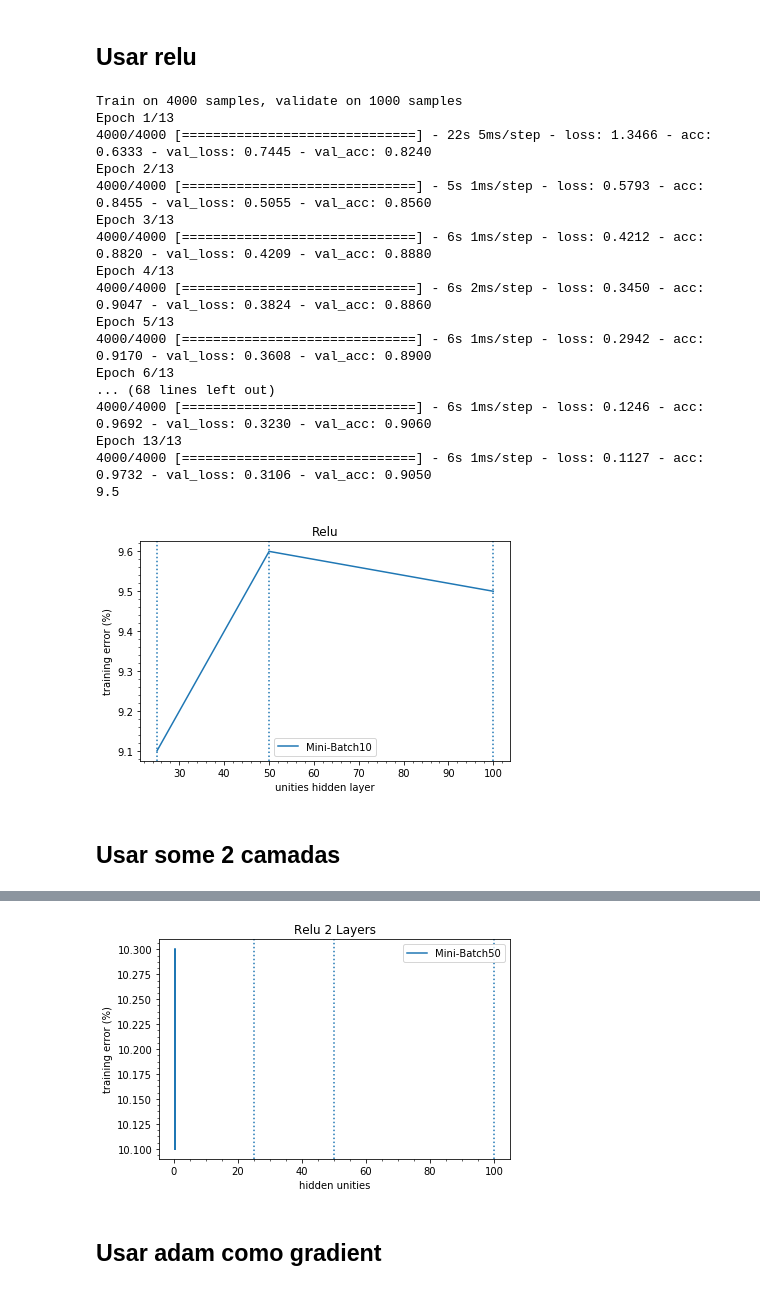
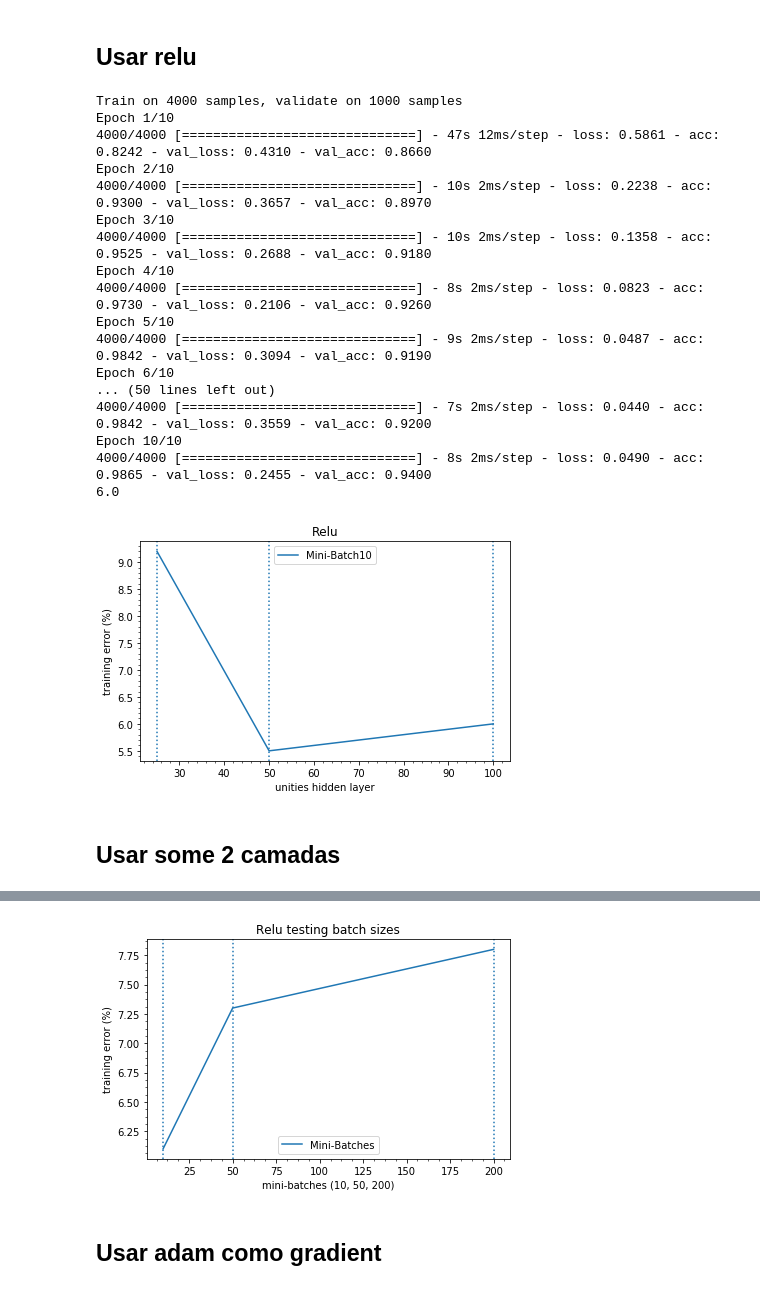
Before and after one commit to gesteves91/tp-ml, a Jupyter notebook: Neural-Network.ipynb, the cells around one changed output, grey strips where cells are left out. Saved outputs shown, nothing was run; the diff lists cells and outputs as text; code cells hidden in the pictures.

Commit message:
Update graphs

```diff
--- a/Neural-Network.ipynb
+++ b/Neural-Network.ipynb
@@ -618,7 +618,7 @@ plt.show()
 ## <span style="color:blue"> Setar para somente uma única época comparando com learning rate </span>
 # %%
 lr = [0.5, 1, 10]
-un = [100, 100, 100]
+un = [25, 25, 25]
 outputs = []
 
 for i, u in zip(lr, un):
@@ -847,7 +847,7 @@ def baseline_model_relu(unity, learning_rate):
     # Set the gradient
     sgd = optimizers.SGD(lr=0.01)
     # Compile model
-    model.compile(loss='categorical_crossentropy', optimizer=sgd, metrics=['accuracy'])
+    model.compile(loss='categorical_crossentropy', optimizer='adam', metrics=['accuracy'])
     return model
 
 lr = [0.5, 0.5, 0.5]
@@ -856,7 +856,7 @@ outputs = []
 
 for i, u in zip(lr, un):
     model = baseline_model_relu(u, i)
-    model.fit(X_train, y_train, validation_data=(X_test, y_test), epochs=13, batch_size=10, verbose=1)
+    model.fit(X_train, y_train, validation_data=(X_test, y_test), epochs=10, batch_size=10, verbose=1)
     scores = model.evaluate(X_test, y_test, verbose=0)
     print(100-scores[1]*100)
     outputs.append(100-scores[1]*100)
@@ -875,23 +875,23 @@ plt.savefig('img/relu.png', bbox_inches='tight', dpi = 100)
 plt.show()
 # %% [output]
 Train on 4000 samples, validate on 1000 samples
-Epoch 1/13
-4000/4000 [==============================] - 22s 5ms/step - loss: 1.3466 - acc: 0.6333 - val_loss: 0.7445 - val_acc: 0.8240
-Epoch 2/13
-4000/4000 [==============================] - 5s 1ms/step - loss: 0.5793 - acc: 0.8455 - val_loss: 0.5055 - val_acc: 0.8560
-Epoch 3/13
-4000/4000 [==============================] - 6s 1ms/step - loss: 0.4212 - acc: 0.8820 - val_loss: 0.4209 - val_acc: 0.8880
-Epoch 4/13
-4000/4000 [==============================] - 6s 2ms/step - loss: 0.3450 - acc: 0.9047 - val_loss: 0.3824 - val_acc: 0.8860
-Epoch 5/13
-4000/4000 [==============================] - 6s 1ms/step - loss: 0.2942 - acc: 0.9170 - val_loss: 0.3608 - val_acc: 0.8900
-Epoch 6/13
-... (68 lines left out)
-4000/4000 [==============================] - 6s 1ms/step - loss: 0.1246 - acc: 0.9692 - val_loss: 0.3230 - val_acc: 0.9060
-Epoch 13/13
-4000/4000 [==============================] - 6s 1ms/step - loss: 0.1127 - acc: 0.9732 - val_loss: 0.3106 - val_acc: 0.9050
-9.5
+Epoch 1/10
+4000/4000 [==============================] - 47s 12ms/step - loss: 0.5861 - acc: 0.8242 - val_loss: 0.4310 - val_acc: 0.8660
+Epoch 2/10
+4000/4000 [==============================] - 10s 2ms/step - loss: 0.2238 - acc: 0.9300 - val_loss: 0.3657 - val_acc: 0.8970
+Epoch 3/10
+4000/4000 [==============================] - 10s 2ms/step - loss: 0.1358 - acc: 0.9525 - val_loss: 0.2688 - val_acc: 0.9180
+Epoch 4/10
+4000/4000 [==============================] - 8s 2ms/step - loss: 0.0823 - acc: 0.9730 - val_loss: 0.2106 - val_acc: 0.9260
+Epoch 5/10
+4000/4000 [==============================] - 9s 2ms/step - loss: 0.0487 - acc: 0.9842 - val_loss: 0.3094 - val_acc: 0.9190
+Epoch 6/10
+... (50 lines left out)
+4000/4000 [==============================] - 7s 2ms/step - loss: 0.0440 - acc: 0.9842 - val_loss: 0.3559 - val_acc: 0.9200
+Epoch 10/10
+4000/4000 [==============================] - 8s 2ms/step - loss: 0.0490 - acc: 0.9865 - val_loss: 0.2455 - val_acc: 0.9400
+6.0
-[figure, old version]
+[figure, new version]
 # %% [markdown]
 ## Usar some 2 camadas
 # %%
@@ -903,28 +903,27 @@ def baseline_model_relu(unity, learning_rate):
     # Set the gradient
     sgd = optimizers.SGD(lr=0.01)
     # Compile model
-    model.compile(loss='categorical_crossentropy', optimizer=sgd, metrics=['accuracy'])
+    model.compile(loss='categorical_crossentropy', optimizer='adam', metrics=['accuracy'])
     return model
 
-lr = [0.5, 0.5, 0.5]
-un = [25, 50, 100]
+mb = [10, 50, 200]
 outputs = []
 
-for i, u in zip(lr, un):
-    model = baseline_model_relu(u, i)
-    model.fit(X_train, y_train, validation_data=(X_test, y_test), epochs=10, batch_size=10, verbose=1)
+for i in mb:
+    model = baseline_model_relu(1, 2)
+    model.fit(X_train, y_train, validation_data=(X_test, y_test), epochs=10, batch_size=i, verbose=1)
     scores = model.evaluate(X_test, y_test, verbose=0)
     print(100-scores[1]*100)
     outputs.append(100-scores[1]*100)
 
-plt.plot(lr, outputs, label='Mini-Batch50')
-plt.xlabel('hidden unities')
-plt.axvline(x=25, ls='dotted')
+plt.plot(mb, outputs, label='Mini-Batches')
+plt.xlabel('mini-batches (10, 50, 200)')
+plt.axvline(x=10, ls='dotted')
 plt.axvline(x=50, ls='dotted')
-plt.axvline(x=100, ls='dotted')
+plt.axvline(x=200, ls='dotted')
 plt.minorticks_on()
 plt.ylabel('training error (%)')
-plt.title("Relu 2 Layers")
+plt.title("Relu testing batch sizes")
 plt.legend()
 plt.tight_layout()
 plt.savefig('img/relu-2-layer.png', bbox_inches='tight', dpi = 100)
@@ -950,4 +949,4 @@ Epoch 10/10
-[figure, old version]
+[figure, new version]
 # %% [markdown]
 ## Usar adam como gradient
 # %%
```
Also changed, not shown: parts of 5 cells of this notebook, 7 other files.
